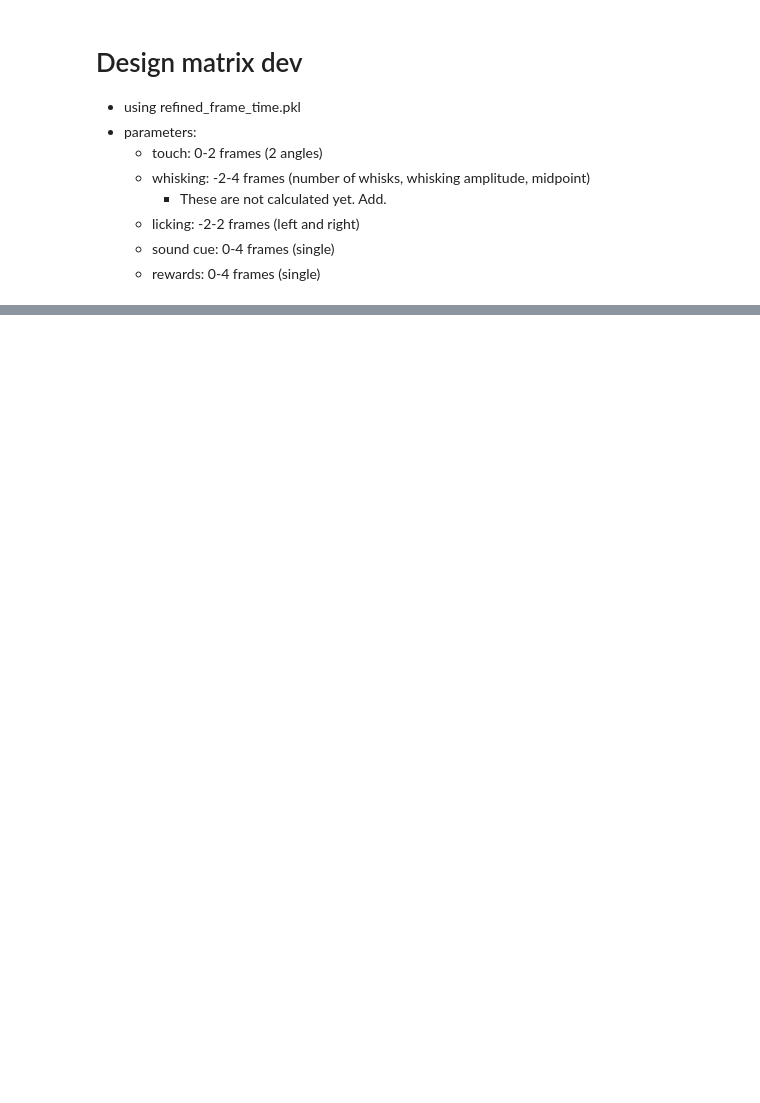
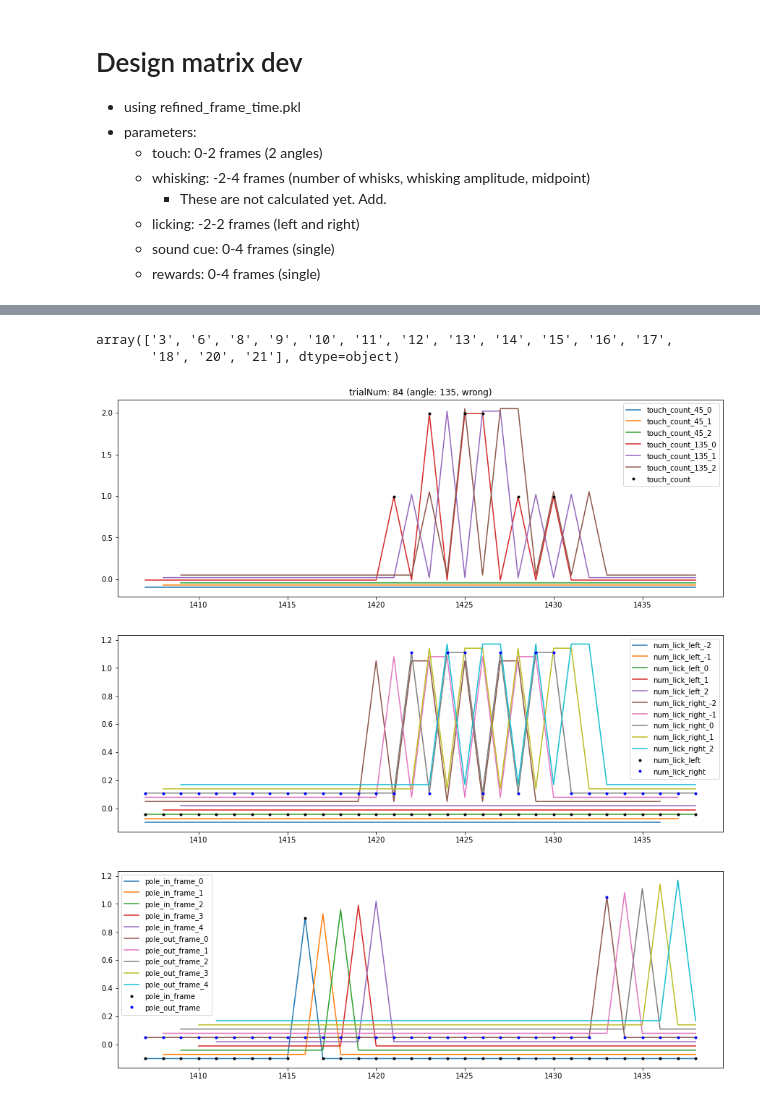
Before and after one commit to jkim0731/Neural-stretching-in-vS1, a Jupyter notebook: data_analysis/240131_glm_test.ipynb, the cells around one changed output, grey strips where cells are left out. Cells and saved outputs as stored; diff of their text form; code cells hidden in the pictures; blank space fills up the shorter version.

```diff
--- a/data_analysis/240131_glm_test.ipynb
+++ b/data_analysis/240131_glm_test.ipynb
@@ -106,0 +159,6 @@ whisker_df.head()
+# %%
+reduced_behavior_columns = np.setdiff1d(behavior_frametime.columns,np.setdiff1d(extended_ophys_df.columns, ['trialNum', 'frame_index']))
+reduced_behavior_df = behavior_frametime[reduced_behavior_columns]
+merged_df = pd.merge(extended_ophys_df, reduced_behavior_df, on=['trialNum', 'frame_index'], how='outer')
+    # Here outer join is to keep behavior data preceeding and following ophys frames
+constant_columns = ['correct', 'wrong', 'miss', 'trial_type', 'task_target', 'distractor', 'mouse_name', 'session_name', 'session_type', 'trial_duration']
@@ -106,0 +478,38 @@ whisker_df.head()
+# %%
+mouse = 52
+plane = 3
+use_mice_df.query('mouse == @mouse and plane == @plane').session.unique()
+# %% [output]
+array(['3', '6', '8', '9', '10', '11', '12', '13', '14', '15', '16', '17',
+       '18', '20', '21'], dtype=object)
+# %%
+session = 15
+design_df, merged_df = make_design_dataframe(mouse, plane, session, base_dir)
+# %%
+tn = design_df['trialNum'].unique()[36]
+angle = merged_df.loc[merged_df['trialNum']==tn, 'pole_angle'].unique()[0]
+if merged_df.loc[merged_df['trialNum']==tn, 'correct'].unique()[0]:
+    result = 'correct'
+elif merged_df.loc[merged_df['trialNum']==tn, 'wrong'].unique()[0]:
+    result = 'wrong'
+elif merged_df.loc[merged_df['trialNum']==tn, 'miss'].unique()[0]:
+    result = 'miss'
+else:
+    raise ValueError('No result')
+
+angles = merged_df['pole_angle'].unique()
+touch_offsets = np.arange(0,3)
+fig, ax = qc_design_touch(design_df, merged_df, tn, angles, touch_offsets)
+ax.set_title(f'trialNum: {tn} (angle: {angle}, {result})')
+
+lick_names = ['num_lick_left', 'num_lick_right']
+lick_offsets = np.arange(-2,3)
+fig, ax = qc_design_lick(design_df, merged_df, tn, lick_names, lick_offsets)
+
+sound_names = ['pole_in_frame', 'pole_out_frame']
+sound_offsets = np.arange(0,5)
+fig, ax = qc_design_sound(design_df, merged_df, tn, sound_names, sound_offsets)
+# %% [output]
+[figure, added]
+[figure, added]
+[figure, added]
```
Also changed, not shown: parts of 115 cells of this notebook, 1 other file.
